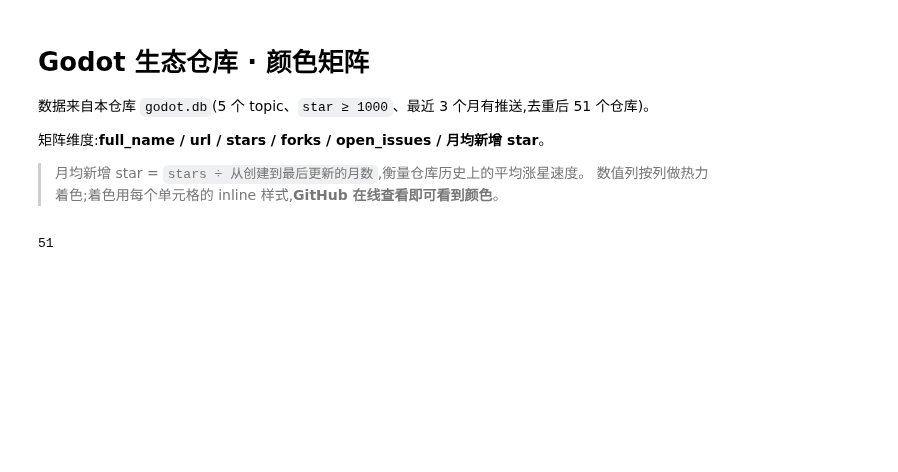
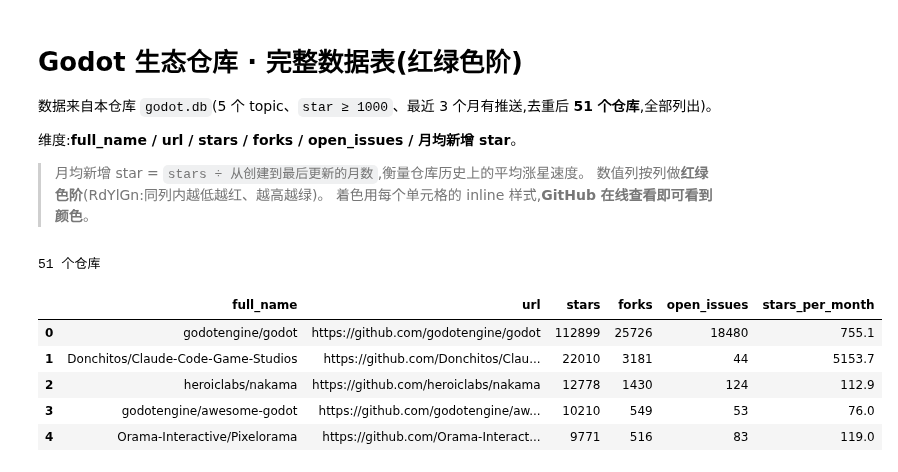
Before and after one commit to host452b/godot_toolchain, a Jupyter notebook: godot_repos_matrix.ipynb, the cells around one changed output. Drawn from its saved outputs; the diff is of its cells as text; code cells hidden in the pictures; blank space fills up the shorter version.

```diff
--- a/godot_repos_matrix.ipynb
+++ b/godot_repos_matrix.ipynb
@@ -1,34 +1,42 @@
 # %% [markdown]
-# Godot 生态仓库 · 颜色矩阵
+# Godot 生态仓库 · 完整数据表(红绿色阶)
 
-数据来自本仓库 `godot.db`(5 个 topic、`star ≥ 1000`、最近 3 个月有推送,去重后 51 个仓库)。
+数据来自本仓库 `godot.db`(5 个 topic、`star ≥ 1000`、最近 3 个月有推送,去重后 **51 个仓库**,全部列出)。
 
-矩阵维度:**full_name / url / stars / forks / open_issues / 月均新增 star**。
+维度:**full_name / url / stars / forks / open_issues / 月均新增 star**。
 
 > 月均新增 star = `stars ÷ 从创建到最后更新的月数`,衡量仓库历史上的平均涨星速度。
-> 数值列按列做热力着色;着色用每个单元格的 inline 样式,**GitHub 在线查看即可看到颜色**。
+> 数值列按列做**红绿色阶**(RdYlGn:同列内越低越红、越高越绿)。
+> 着色用每个单元格的 inline 样式,**GitHub 在线查看即可看到颜色**。
 # %%
 import sqlite3
 import pandas as pd
 import matplotlib
 from IPython.display import HTML
 
 conn = sqlite3.connect('godot.db')
 df = pd.read_sql_query(
     'SELECT full_name, url, stars, forks, open_issues, created_at, updated_at FROM repos',
     conn,
 )
 conn.close()
 
 # 月均新增 star = stars / 从创建到最后更新的月数(至少按 1 个月计,避免除零)
 created = pd.to_datetime(df['created_at'], utc=True)
 updated = pd.to_datetime(df['updated_at'], utc=True)
 active_months = ((updated - created).dt.days / 30.44).clip(lower=1.0)
 df['stars_per_month'] = (df['stars'] / active_months).round(1)
 df = (df.drop(columns=['created_at', 'updated_at'])
         .sort_values('stars', ascending=False)
         .reset_index(drop=True))
-len(df)
+print(f'{len(df)} 个仓库')
+df.head()
 # %% [output]
-51
+51 个仓库
+|  | full_name | url | stars | forks | open_issues | stars_per_month |
+| 0 | godotengine/godot | https://github.com/godotengine/godot | 112899 | 25726 | 18480 | 755.1 |
+| 1 | Donchitos/Claude-Code-Game-Studios | https://github.com/Donchitos/Clau... | 22010 | 3181 | 44 | 5153.7 |
+| 2 | heroiclabs/nakama | https://github.com/heroiclabs/nakama | 12778 | 1430 | 124 | 112.9 |
+| 3 | godotengine/awesome-godot | https://github.com/godotengine/aw... | 10210 | 549 | 53 | 76.0 |
+| 4 | Orama-Interactive/Pixelorama | https://github.com/Orama-Interact... | 9771 | 516 | 83 | 119.0 |
 # %%
```
Also changed, not shown: parts of 3 cells of this notebook, 2 other files.
